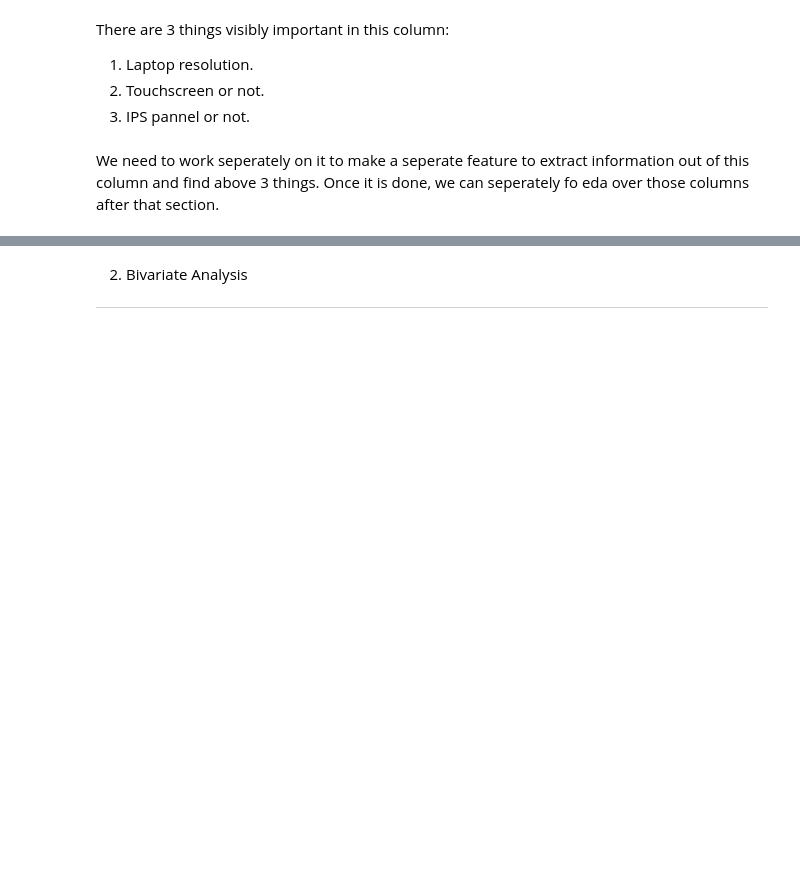
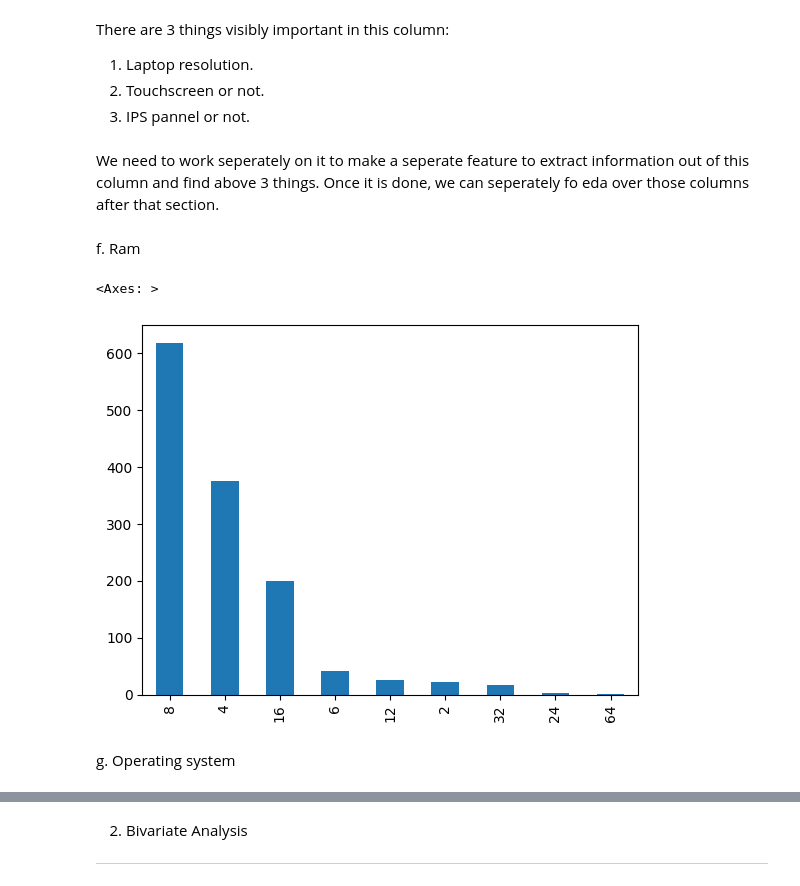
Before and after one commit to akashsinghsharma/Laptop-Price-Predictor, a Jupyter notebook: Laptop_Price_Predictor.ipynb, the cells around one changed output, grey strips where cells are left out. Saved outputs shown, nothing was run; the diff lists cells and outputs as text; code cells hidden in the pictures; blank space fills up the shorter version.

```diff
--- a/Laptop_Price_Predictor.ipynb
+++ b/Laptop_Price_Predictor.ipynb
@@ -198,3 +198,12 @@ There are 3 things visibly important in this column:
 3. IPS pannel or not.
 # %% [markdown]
 We need to work seperately on it to make a seperate feature to extract information out of this column and find above 3 things. Once it is done, we can seperately fo eda over those columns after that section.
+# %% [markdown]
+f. Ram
+# %%
+df['Ram'].value_counts().plot(kind='bar')
+# %% [output]
+<Axes: >
+[figure, added]
+# %% [markdown]
+g. Operating system
```
Also changed, not shown: parts of 122 cells of this notebook.
